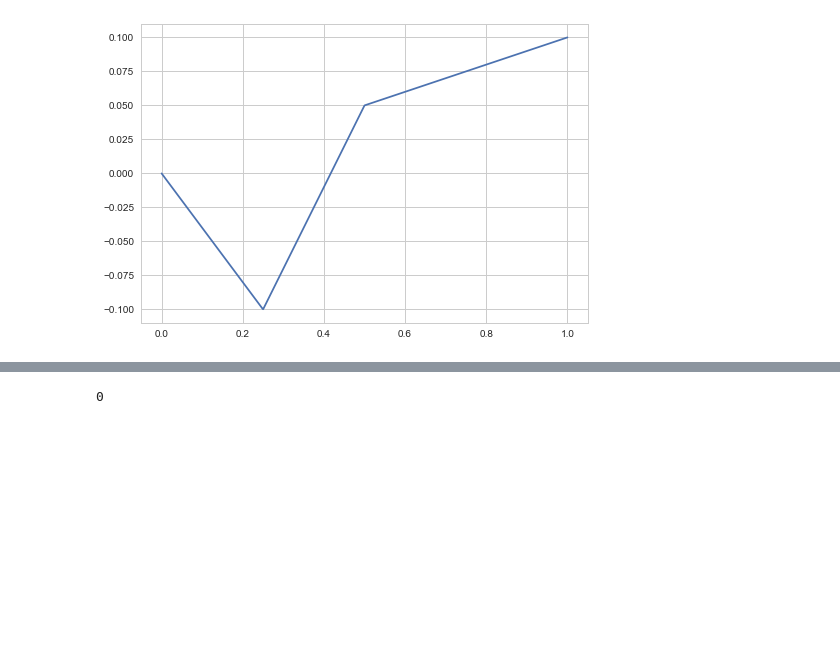
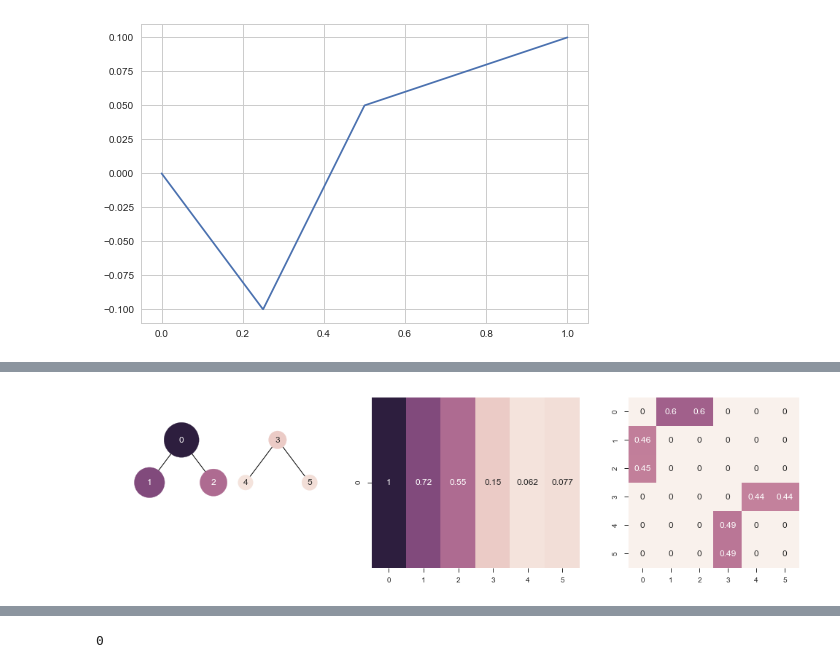
Before and after one commit to mvdoc/graphsemnet, a Jupyter notebook: notebooks/equations_algorithm.ipynb, the cells around one changed output, grey strips where cells are left out. Saved outputs shown, nothing was run; the diff lists cells and outputs as text; code cells hidden in the pictures; blank space fills up the shorter version.

```diff
--- a/notebooks/equations_algorithm.ipynb
+++ b/notebooks/equations_algorithm.ipynb
@@ -396,0 +210,35 @@ plot_activation(Ws_, activation_);
+# %%
+def plot_network_activation(W, ACT, ax=None):
+    pos = {
+        0 : [0, .05],
+        1: [-1, 0],
+        2: [1, 0],
+        3: [3, .05],
+        4: [2, 0],
+        5: [4, 0]
+        }
+    sns.set_style("ticks")
+    #G = nx.DiGraph(W)
+    G = nx.Graph(W)
+    colors = [cmap(norm(a)) for a in ACT.flatten()]
+    luminance_colors = [relative_luminance(c) for c in colors]
+    text_colors = [".15" if l > .408 else "w" for l in luminance_colors]
+    if ax is None:
+        fig, ax = plt.subplots(1, 1)
+    nx.draw_networkx(G, pos=pos, ax=ax, node_size=ACT*2000 + 300, node_color=colors)
+    # change color of the text
+    for t, c in zip(ax.texts, text_colors):
+        t.set_color(c)
+    sns.despine(left=True, bottom=True)
+    ax.set_axis_off()
+    ax.set_ylim([-.1, .1])
+    ax.set_xlim([-1.5, 5])
+    return ax
+# %%
+def plot_activation_single(W, ACT, ax=None, figsize=(20, 4)):
+    if ax is None:
+        fig, ax = plt.subplots(1, 3, figsize=figsize)
+    plot_network_activation(W, ACT, ax=ax[0])
+    sns.heatmap(W, annot=True, vmin=0, vmax=1, ax=ax[2], square=True, cbar=False)
+    sns.heatmap(ACT, annot=True, vmin=0, vmax=1, ax=ax[1], cbar=False)
+    return ax
@@ -396,0 +314,2 @@ plot_activation(Ws_, activation_);
+# %%
+sns.set_context('notebook')
@@ -396,0 +318,4 @@ plot_activation(Ws_, activation_);
+# %%
+def plot_interactive_activation(d):
+    plot_activation_single(Ws[d], ACT[d], figsize=(14, 4));
+    plt.tight_layout()
@@ -396,0 +327,6 @@ plot_activation(Ws_, activation_);
+# %%
+d_slider = widgets.IntSlider(min=0, max=2, step=1, value=0)
+w = interactive(plot_interactive_activation, d=d_slider)
+display(w)
+# %% [output]
+[figure, added]
```
Also changed, not shown: parts of 71 cells of this notebook.
